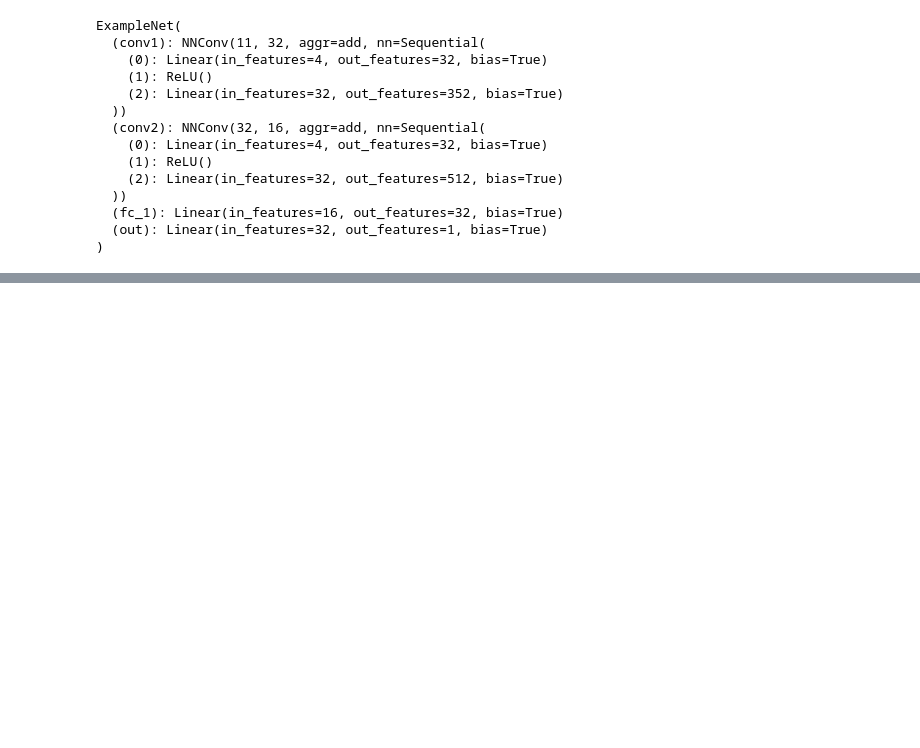
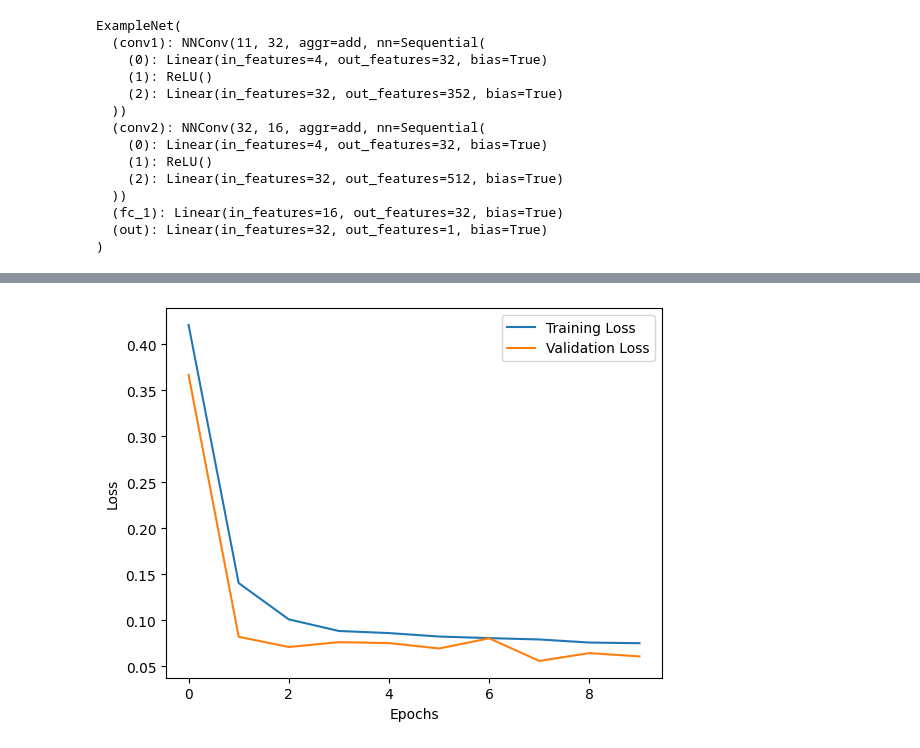
Before and after one commit to cfteach/NNDL_2025, a Jupyter notebook: _sources/04_17_2025_lec21_GNN_part2_v2.ipynb, the cells around one changed output, grey strips where cells are left out. Cells and saved outputs as stored; diff of their text form; code cells hidden in the pictures; blank space fills up the shorter version.

```diff
--- a/_sources/04_17_2025_lec21_GNN_part2_v2.ipynb
+++ b/_sources/04_17_2025_lec21_GNN_part2_v2.ipynb
@@ -331,0 +543,9 @@ ExampleNet(
+# %%
+plt.plot(train_loss_list, label='Training Loss')
+plt.plot(valid_loss_list, label='Validation Loss')
+plt.xlabel('Epochs')
+plt.ylabel('Loss')
+plt.legend()
+plt.show()
+# %% [output]
+[figure, added]
```
Also changed, not shown: parts of 38 cells of this notebook, 49 other files.
